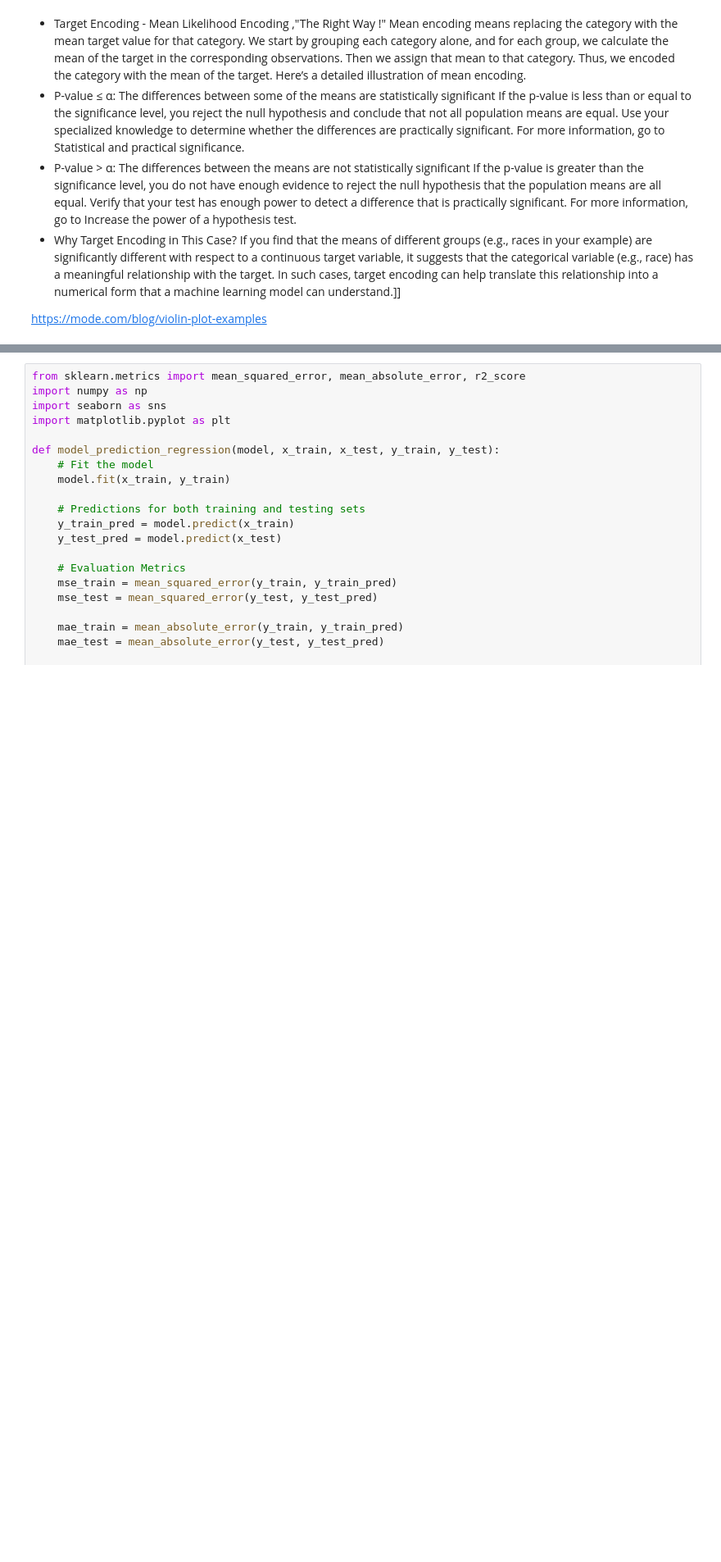
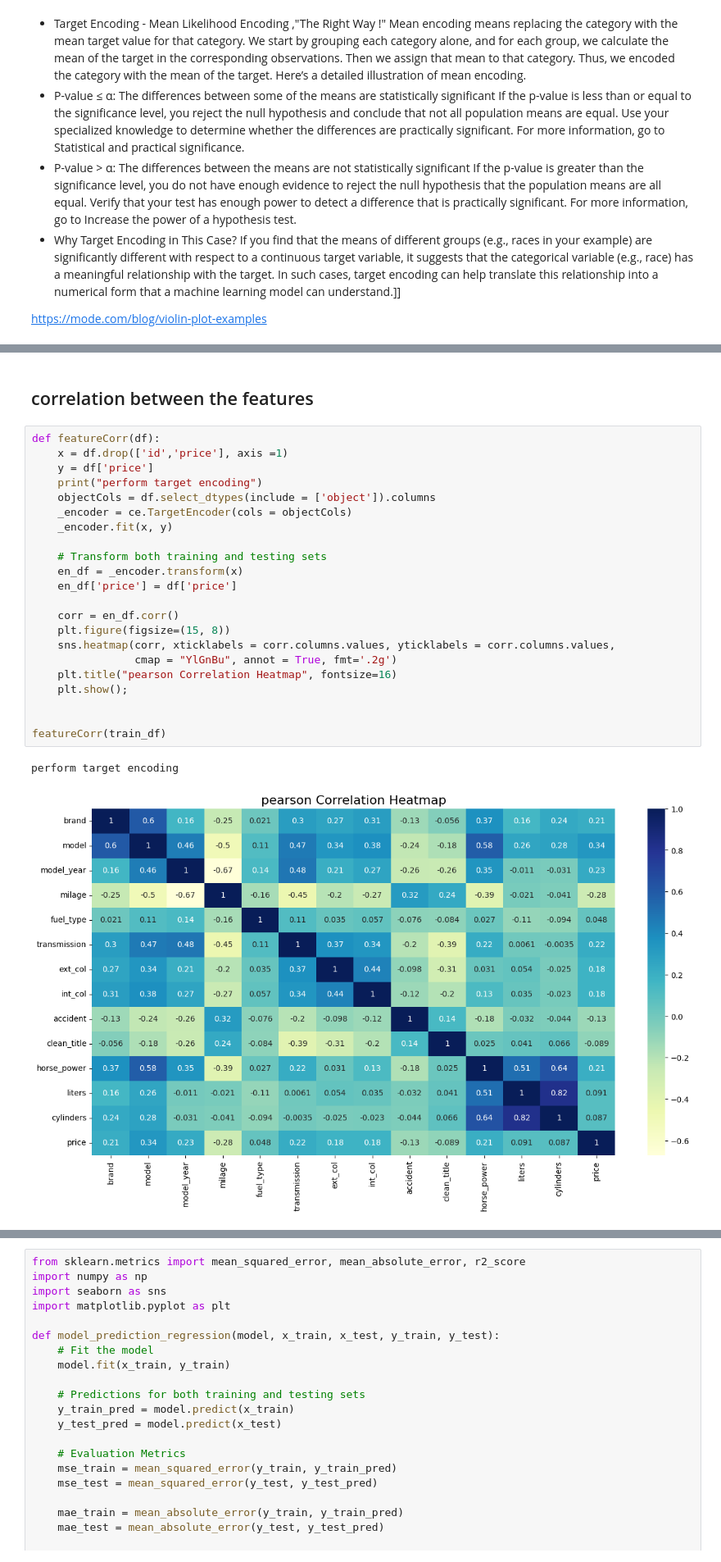
Before and after one commit to Sabya2/Kaggle_Playground-Series, a Jupyter notebook: tps-september2024-s4e9-ml.ipynb, the cells around one changed output, grey strips where cells are left out. Shown at 82% size. Saved outputs shown, nothing was run; the diff lists cells and outputs as text; blank space fills up the shorter version.

```diff
--- a/tps-september2024-s4e9-ml.ipynb
+++ b/tps-september2024-s4e9-ml.ipynb
@@ -246,0 +255,27 @@ Note: you may need to restart the kernel to use updated packages.
+# %% [markdown]
+## correlation between the features
+# %%
+def featureCorr(df):
+    x = df.drop(['id','price'], axis =1)
+    y = df['price']
+    print("perform target encoding")
+    objectCols = df.select_dtypes(include = ['object']).columns
+    _encoder = ce.TargetEncoder(cols = objectCols)
+    _encoder.fit(x, y)
+
+    # Transform both training and testing sets
+    en_df = _encoder.transform(x)
+    en_df['price'] = df['price']
+
+    corr = en_df.corr()
+    plt.figure(figsize=(15, 8))
+    sns.heatmap(corr, xticklabels = corr.columns.values, yticklabels = corr.columns.values,
+                cmap = "YlGnBu", annot = True, fmt='.2g')
+    plt.title("pearson Correlation Heatmap", fontsize=16)
+    plt.show();
+
+
+featureCorr(train_df)
+# %% [output]
+perform target encoding
+[figure, added]
```
Also changed, not shown: parts of 14 cells of this notebook.
